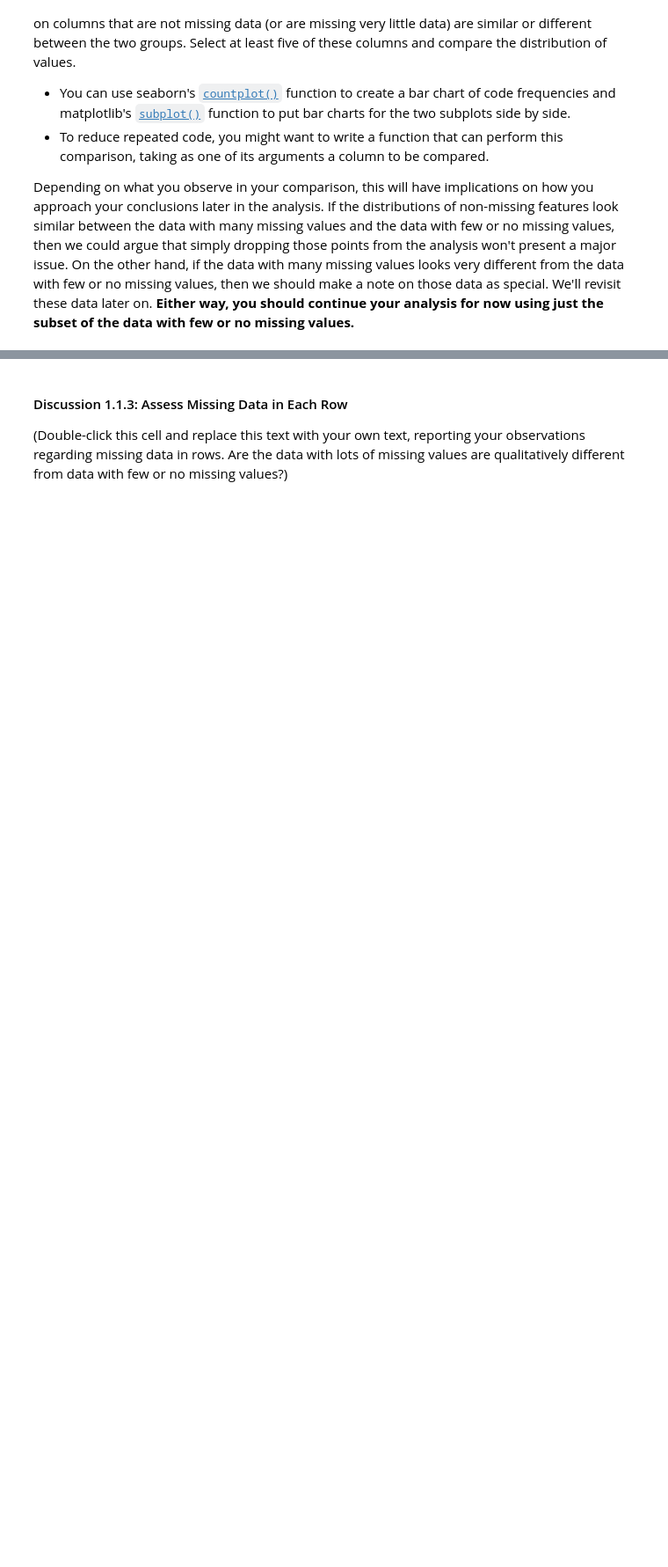
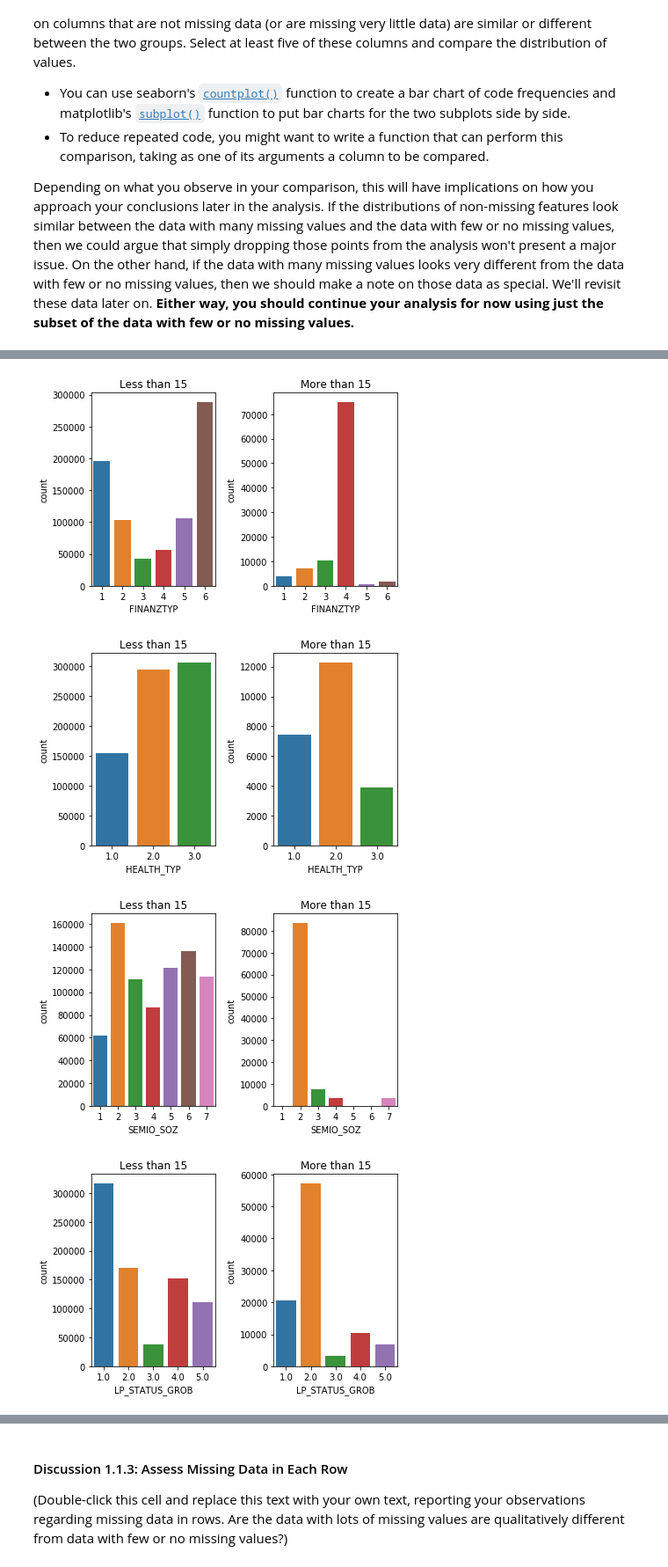
Before and after one commit to sjohnp2112/Identify-Custemer-Segments, a Jupyter notebook: Identify_Customer_Segments_sphelps.ipynb, the cells around one changed output, grey strips where cells are left out. Shown: that part at 88% size. Saved outputs shown, nothing was run; the diff lists cells and outputs as text; code cells hidden in the pictures; blank space fills up the shorter version.

```diff
--- a/Identify_Customer_Segments_sphelps.ipynb
+++ b/Identify_Customer_Segments_sphelps.ipynb
@@ -319,9 +305,27 @@ row_total_count.sum()
 # %%
-# Compare the distribution of values for at least five columns where there are
+# Compare the distribution of values for at  least five columns where there are
 # no or few missing values, between the two subsets.
 
-subset_1_nulls = subset_1[subset_1.columns[~subset_1.isnull().any()]]
-subset_2_nulls = subset_2[subset_2.columns[~subset_2.isnull().any()]]
+# subset_1_nulls = subset_1[subset_1.columns[~subset_1.isnull().any()]]
+# subset_2_nulls = subset_2[subset_2.columns[~subset_2.isnull().any()]]
+
+def sub1_sub2(columnN):
+    fig, ax = plt.subplots(1, 2)
+    sns.countplot(subset_1.loc[:, columnN], ax=ax[0]).set_title('Less than 15')
+    sns.countplot(subset_2.loc[:, columnN], ax=ax[1]).set_title('More than 15')
+    fig.tight_layout()
 
 
-subset_1_nulls.shape
+def subsets():
+    sub1_sub2(subset_1.columns[9])
+    sub1_sub2(subset_1.columns[12])
+    sub1_sub2(subset_1.columns[22])
+    sub1_sub2(subset_1.columns[18])
+    sub1_sub2(subset_1.columns[38])
+
+subsets()
+# %% [output]
+[figure, added]
+[figure, added]
+[figure, added]
+[figure, added]
```
Also changed, not shown: parts of 18 cells of this notebook.
